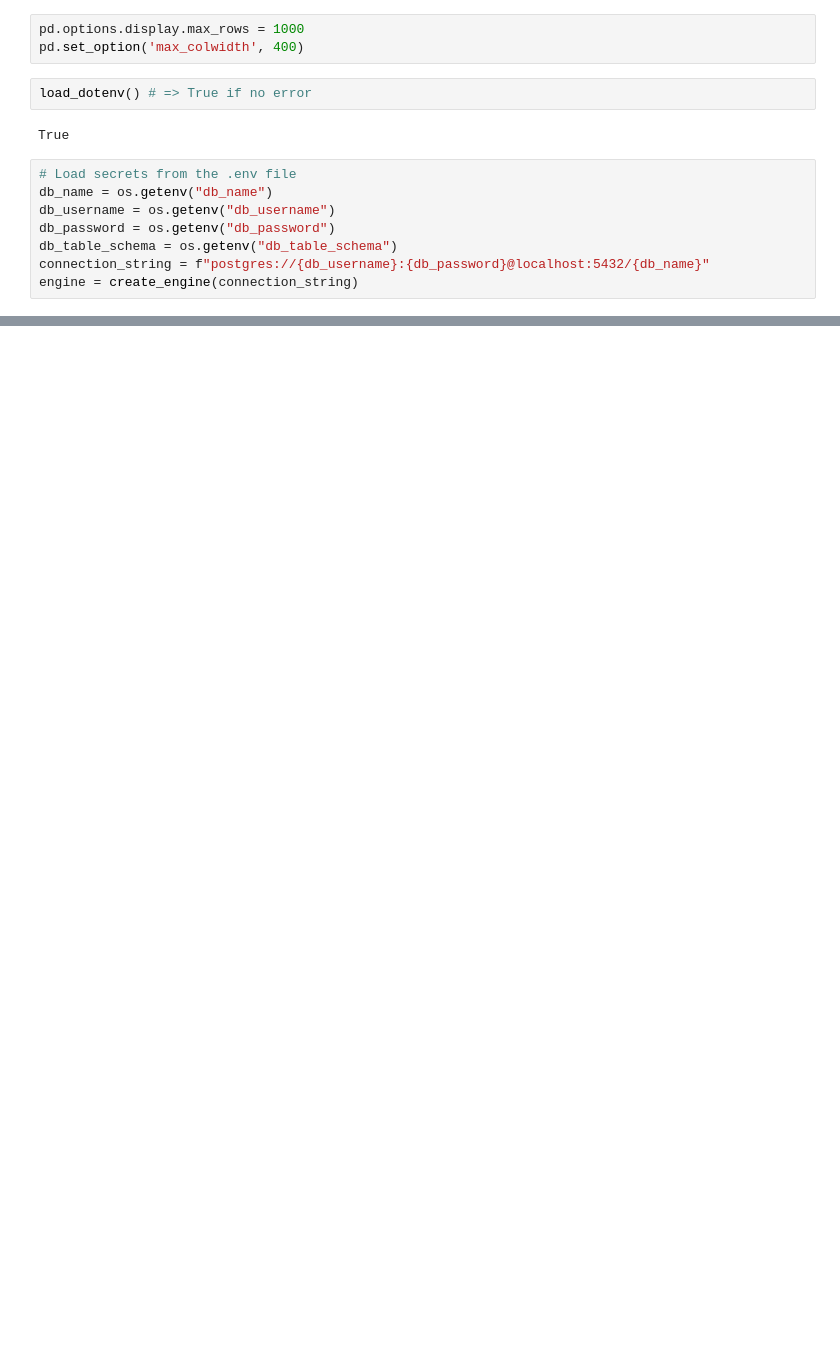
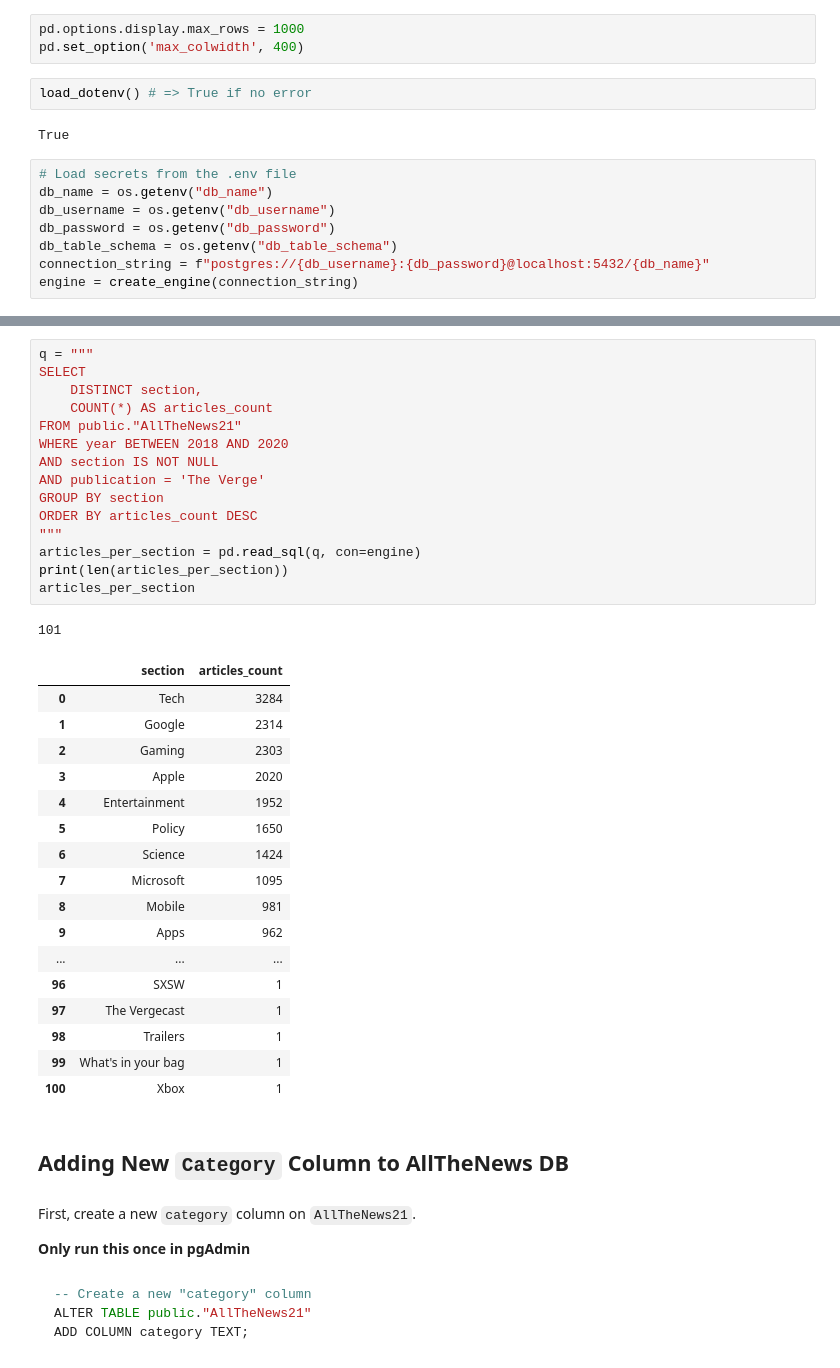
Before and after one commit to maevadevs/Whats-In-The-News, a Jupyter notebook: notebooks/08. Mapping Sections to Categories.ipynb, the cells around one changed output, grey strips where cells are left out. Drawn from its saved outputs; the diff is of its cells as text; blank space fills up the shorter version.

````diff
--- a/notebooks/08. Mapping Sections to Categories.ipynb
+++ b/notebooks/08. Mapping Sections to Categories.ipynb
@@ -82,0 +632,46 @@ pd.read_sql(q, con=engine)
+# %%
+q = """
+SELECT
+    DISTINCT section,
+    COUNT(*) AS articles_count
+FROM public."AllTheNews21"
+WHERE year BETWEEN 2018 AND 2020
+AND section IS NOT NULL
+AND publication = 'The Verge'
+GROUP BY section
+ORDER BY articles_count DESC
+"""
+articles_per_section = pd.read_sql(q, con=engine)
+print(len(articles_per_section))
+articles_per_section
+# %% [output]
+101
+|  | section | articles_count |
+| 0 | Tech | 3284 |
+| 1 | Google | 2314 |
+| 2 | Gaming | 2303 |
+| 3 | Apple | 2020 |
+| 4 | Entertainment | 1952 |
+| 5 | Policy | 1650 |
+| 6 | Science | 1424 |
+| 7 | Microsoft | 1095 |
+| 8 | Mobile | 981 |
+| 9 | Apps | 962 |
+| ... | ... | ... |
+| 96 | SXSW | 1 |
+| 97 | The Vergecast | 1 |
+| 98 | Trailers | 1 |
+| 99 | What's in your bag | 1 |
+| 100 | Xbox | 1 |
+# %% [markdown]
+## Adding New `Category` Column to AllTheNews DB
+# %% [markdown]
+First, create a new `category` column on `AllTheNews21`.
+
+**Only run this once in pgAdmin**
+# %% [markdown]
+```sql
+-- Create a new "category" column
+ALTER TABLE public."AllTheNews21"
+ADD COLUMN category TEXT;
+```
````
Also changed, not shown: parts of 50 cells of this notebook, 3 other files.
